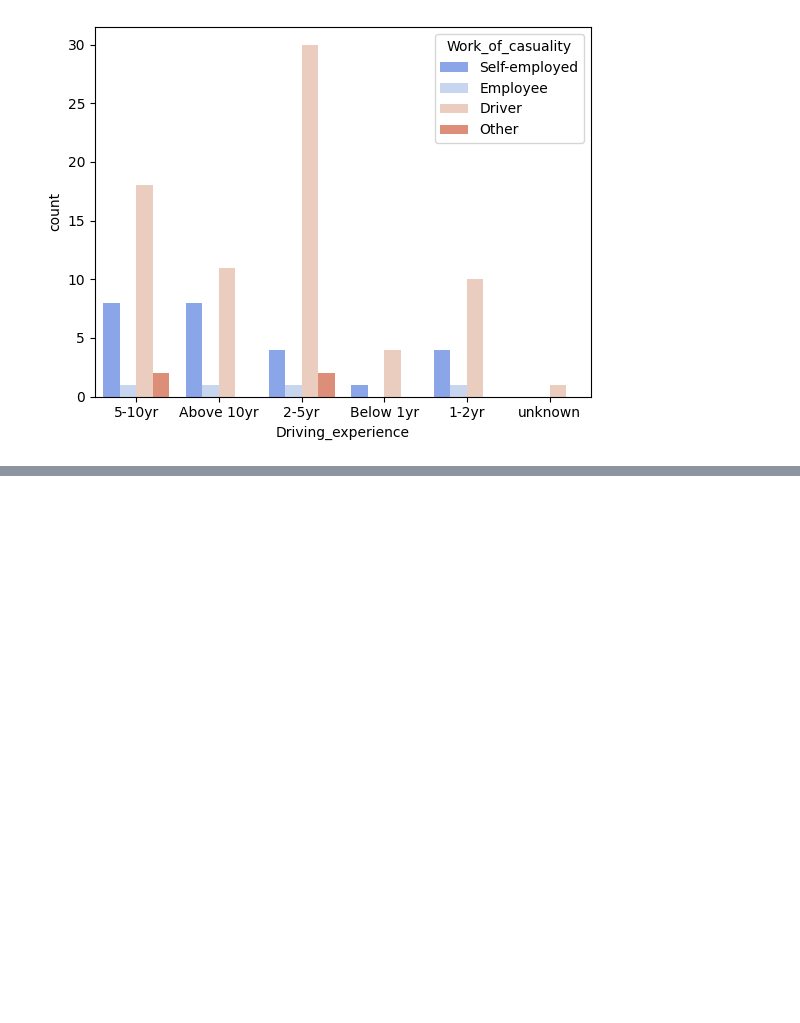
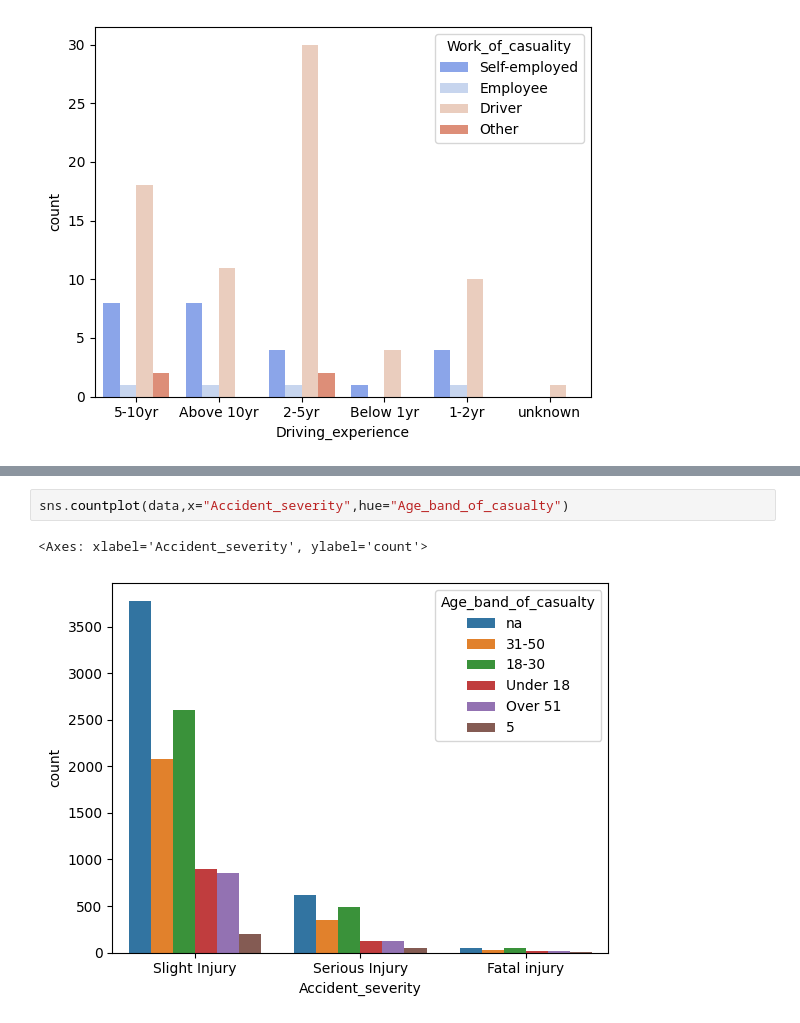
Before and after one commit to Gajender0707/Road_accident_severity_project, a Jupyter notebook: road_accident_severity.ipynb, the cells around one changed output, grey strips where cells are left out. Saved outputs shown, nothing was run; the diff lists cells and outputs as text; blank space fills up the shorter version.

```diff
--- a/road_accident_severity.ipynb
+++ b/road_accident_severity.ipynb
@@ -187,0 +194,5 @@ sns.countplot(data=fatal_injury_data, x='Driving_experience', hue='Work_of_casua
+# %%
+sns.countplot(data,x="Accident_severity",hue="Age_band_of_casualty")
+# %% [output]
+<Axes: xlabel='Accident_severity', ylabel='count'>
+[figure, added]
```
Also changed, not shown: parts of 10 cells of this notebook.
